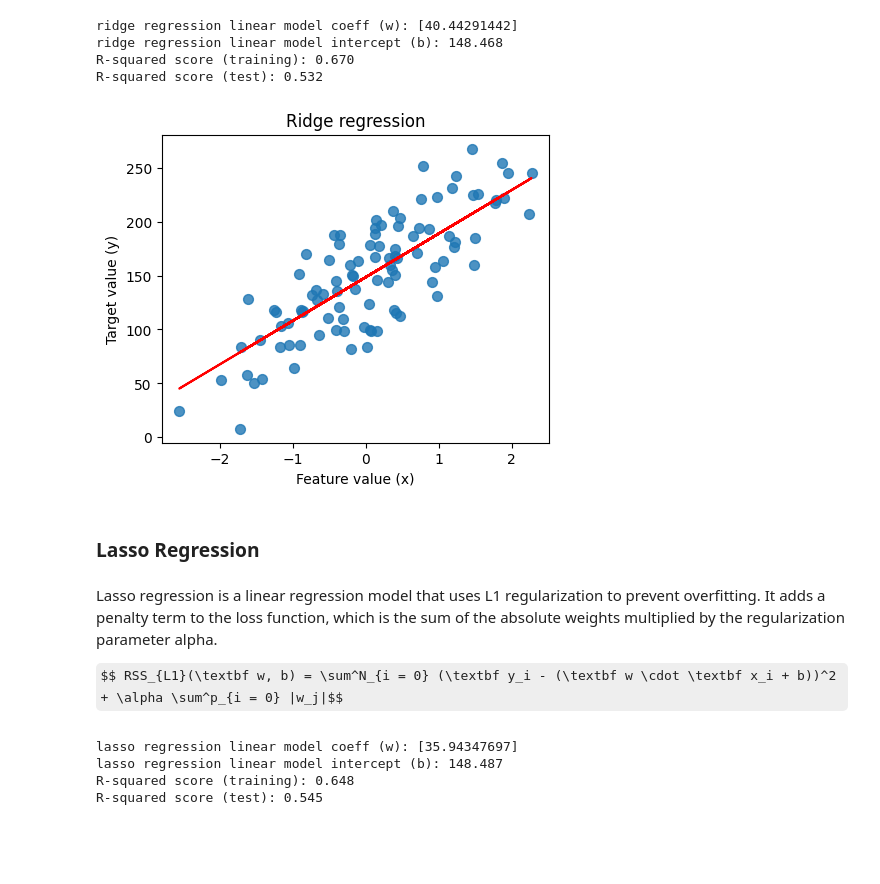
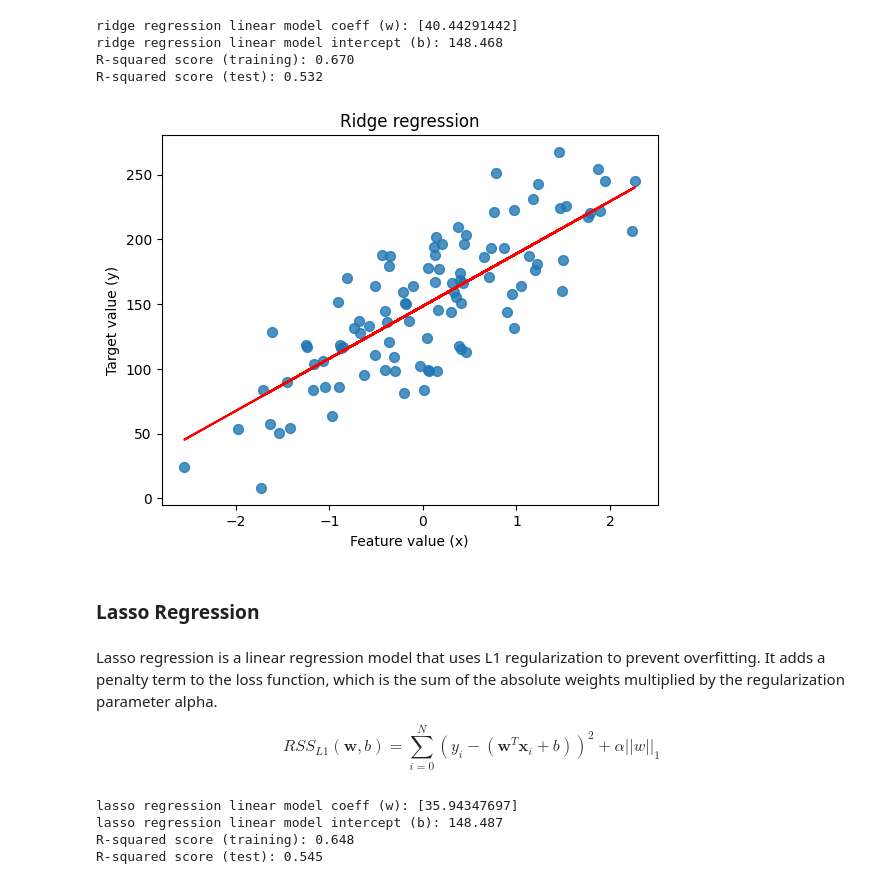
Before and after one commit to yesmanic/Machine_Learning_Models, a Jupyter notebook: Linear Models.ipynb, the cells around one changed output. Drawn from its saved outputs; the diff is of its cells as text; code cells hidden in the pictures; some formulas as TeX source; blank space fills up the shorter version.

```diff
--- a/Linear Models.ipynb
+++ b/Linear Models.ipynb
@@ -85,21 +84,20 @@ ridge regression linear model intercept (b): 148.468
 R-squared score (training): 0.670
 R-squared score (test): 0.532
 # %%
-plt.figure(figsize=(5,4))
 plt.scatter(X, y, marker= 'o', s=50, alpha=0.8)
 plt.plot(X, ridge_reg.coef_ * X + ridge_reg.intercept_, 'r-')
 plt.title('Ridge regression')
 plt.xlabel('Feature value (x)')
 plt.ylabel('Target value (y)')
 plt.show()
 # %% [output]
-[figure, old version]
+[figure, new version]
 # %% [markdown]
 ### Lasso Regression
 # %% [markdown]
 Lasso regression is a linear regression model that uses L1 regularization to prevent overfitting. It adds a penalty term to the loss function, which is the sum of the absolute weights multiplied by the regularization parameter alpha.
 
-$$ RSS_{L1}(\textbf w, b) = \sum^N_{i = 0} (\textbf y_i - (\textbf w \cdot \textbf x_i + b))^2 + \alpha \sum^p_{i = 0} |w_j|$$
+$$ RSS_{L1}(\pmb w, b) = \sum^N_{i = 0} (y_i - (\pmb w^T \pmb x_i + b))^2 + \alpha ||w||_1$$
 # %%
 lasso_reg = Lasso(alpha=10).fit(X_train, y_train)
 
```
Also changed, not shown: parts of 16 cells of this notebook.
